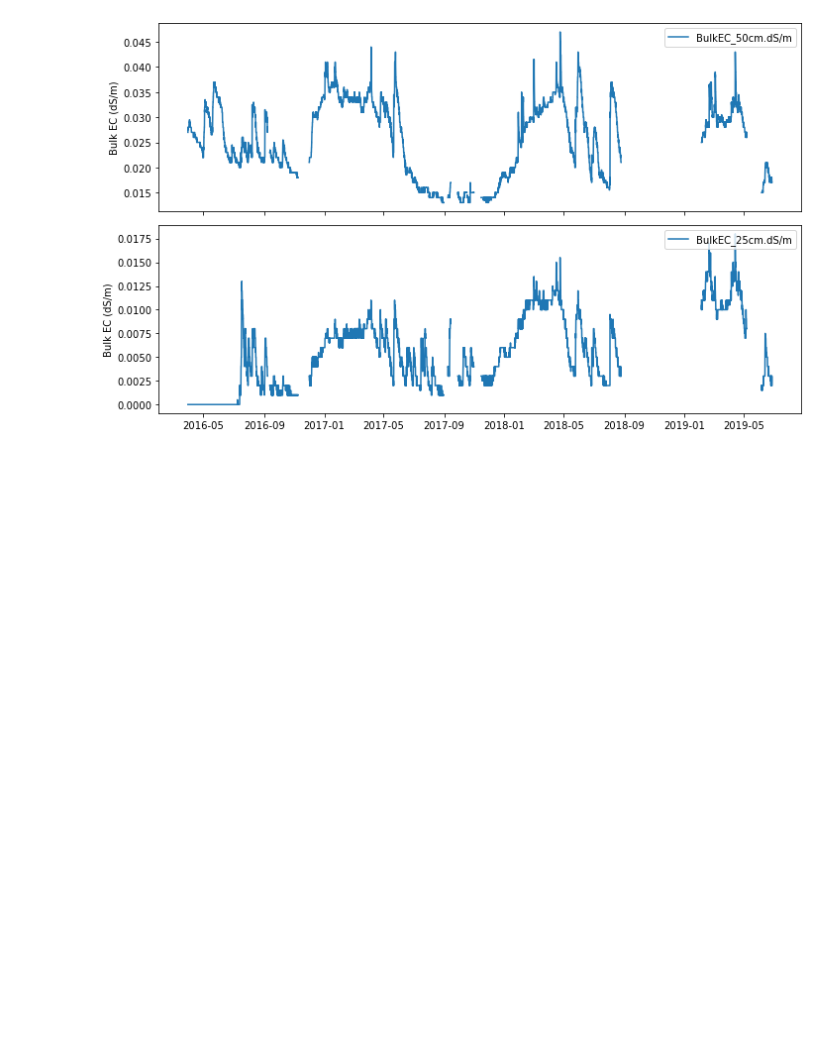
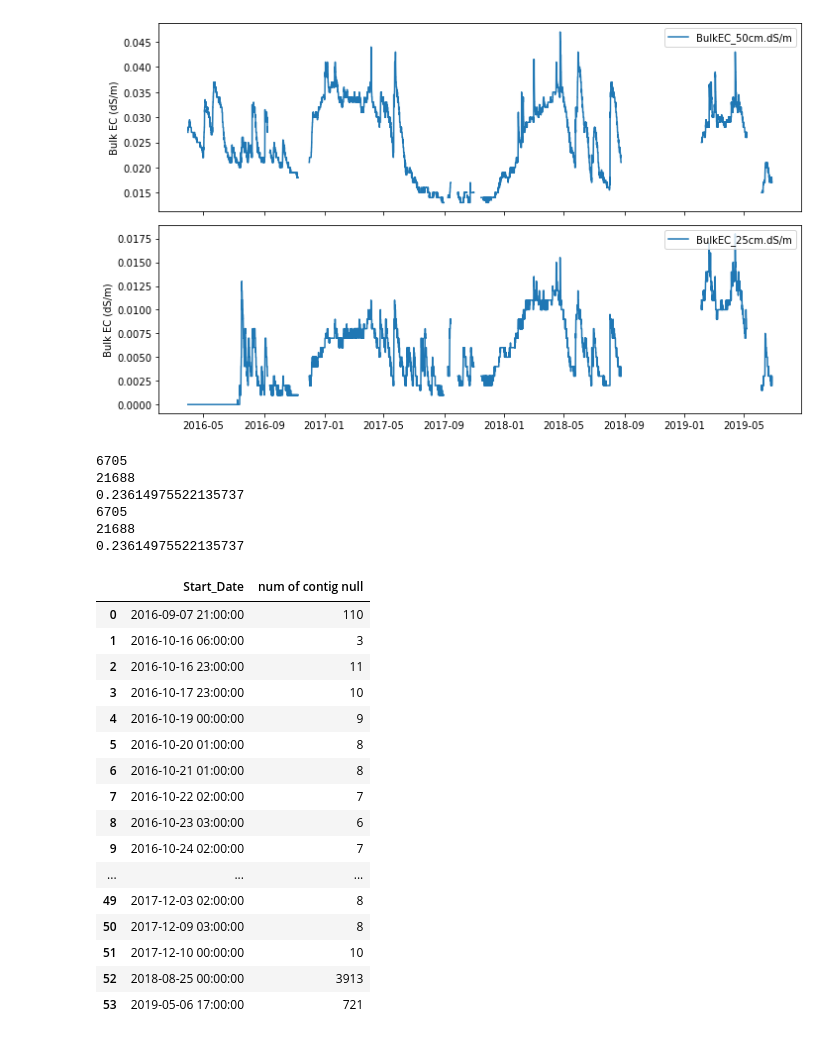
Before and after one commit to mberghouse/CO2-Data, a Jupyter notebook: python_processing/Calhoun_CZO/R1H1.ipynb, the cells around one changed output. Cells and saved outputs as stored; diff of their text form; code cells hidden in the pictures; blank space fills up the shorter version.

```diff
--- a/python_processing/Calhoun_CZO/R1H1.ipynb
+++ b/python_processing/Calhoun_CZO/R1H1.ipynb
@@ -208,6 +208,56 @@ ec_cols = [col for col in df.columns if 'BulkEC' in col]
 plot_cols(ec_cols, ylabel='Bulk EC (dS/m)');
 # %% [output]
 [figure]
+# %%
+SM_nan_index=df['SoilMoisture_50cm.m3m3'][df['SoilMoisture_50cm.m3m3'].notna()==False]
+SM_not_nan_index=df['SoilMoisture_50cm.m3m3'][df['SoilMoisture_50cm.m3m3'].notna()==True]
+
+print (len(SM_nan_index))
+print (len(SM_not_nan_index))
+print(len(SM_nan_index)/(len(SM_nan_index)+len(SM_not_nan_index)))
+
+mask = df['SoilMoisture_50cm.m3m3'].isna()
+d_SM = df.index.to_series()[mask].groupby((~mask).cumsum()[mask]).agg(['first', 'size'])
+d_SM.rename(columns=dict(size='num of contig null', first='Start_Date')).reset_index(drop=True)
+
+
+CO2_nan_index=df['CO2_50cm.ppm'][df['CO2_50cm.ppm'].notna()==False]
+CO2_not_nan_index=df['CO2_50cm.ppm'][df['CO2_50cm.ppm'].notna()==True]
+
+print (len(CO2_nan_index))
+print (len(CO2_not_nan_index))
+print(len(CO2_nan_index)/(len(CO2_nan_index)+len(CO2_not_nan_index)))
+
+mask = df['CO2_50cm.ppm'].isna()
+d_CO2 = df.index.to_series()[mask].groupby((~mask).cumsum()[mask]).agg(['first', 'size'])
+d_CO2.rename(columns=dict(size='num of contig null', first='Start_Date')).reset_index(drop=True)
+
+print (np.mean(d_CO2['size']))
+print (np.std(d_CO2['size']))
+# %% [output]
+6705
+21688
+0.23614975522135737
+6705
+21688
+0.23614975522135737
+|  | Start_Date | num of contig null |
+| 0 | 2016-09-07 21:00:00 | 110 |
+| 1 | 2016-10-16 06:00:00 | 3 |
+| 2 | 2016-10-16 23:00:00 | 11 |
+| 3 | 2016-10-17 23:00:00 | 10 |
+| 4 | 2016-10-19 00:00:00 | 9 |
+| 5 | 2016-10-20 01:00:00 | 8 |
+| 6 | 2016-10-21 01:00:00 | 8 |
+| 7 | 2016-10-22 02:00:00 | 7 |
+| 8 | 2016-10-23 03:00:00 | 6 |
+| 9 | 2016-10-24 02:00:00 | 7 |
+| ... | ... | ... |
+| 49 | 2017-12-03 02:00:00 | 8 |
+| 50 | 2017-12-09 03:00:00 | 8 |
+| 51 | 2017-12-10 00:00:00 | 10 |
+| 52 | 2018-08-25 00:00:00 | 3913 |
+| 53 | 2019-05-06 17:00:00 | 721 |
 # %%
 df=df.drop(columns='BulkEC_25cm.dS/m')
 df=df.drop(columns='Record')
```
Also changed, not shown: 19 other files.
